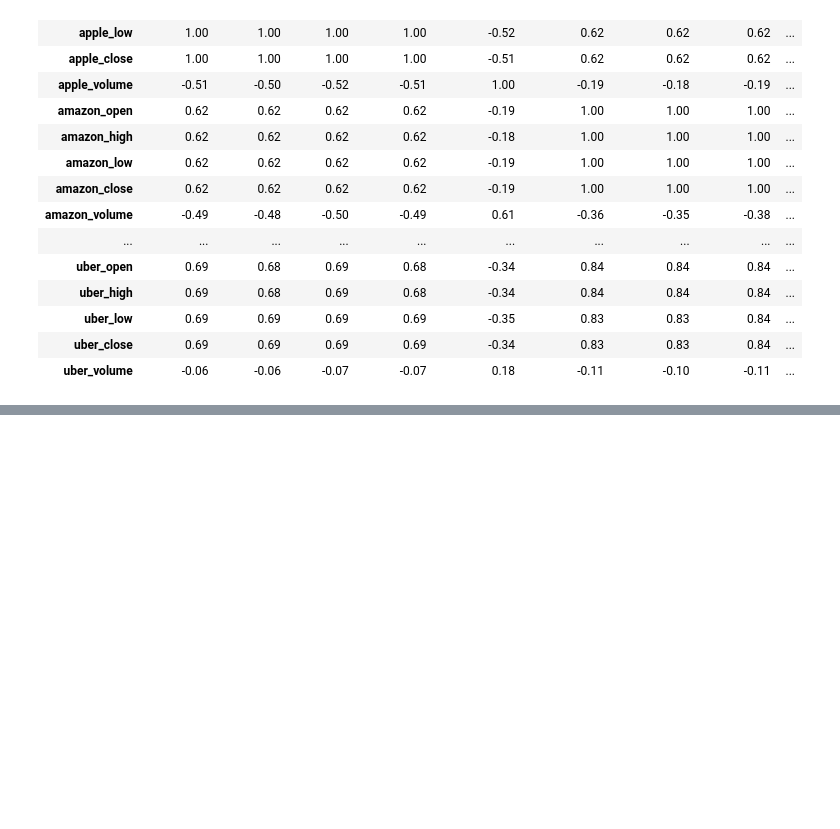
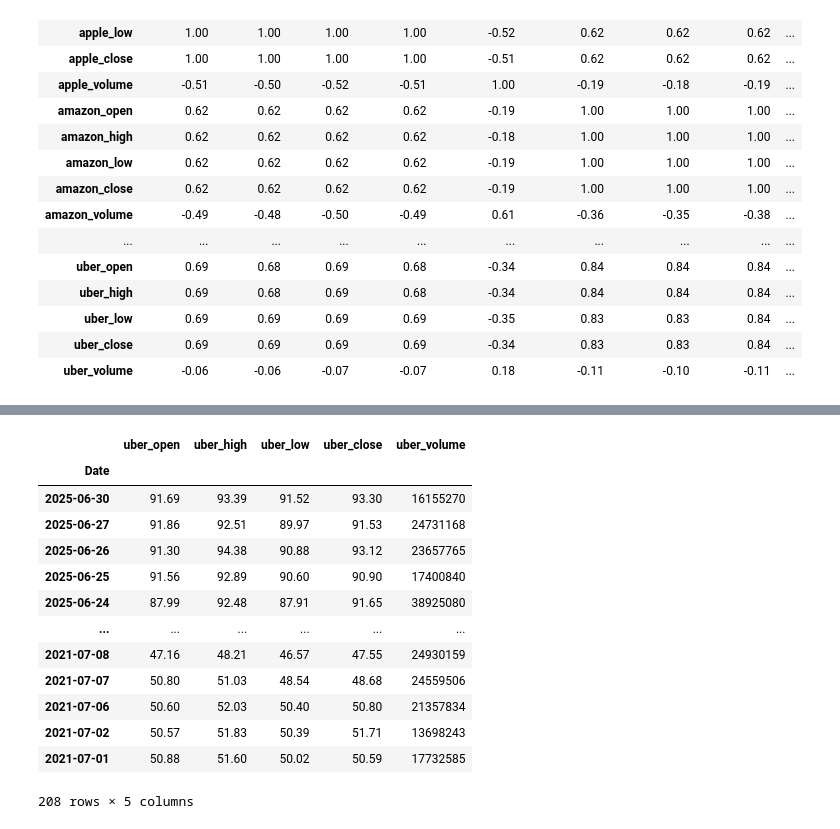
Before and after one commit to KrzysztofTyszecki/data-science-bootcamp, a Jupyter notebook: Dane_gieldowe.ipynb, the cells around one changed output, grey strips where cells are left out. Drawn from its saved outputs; the diff is of its cells as text; code cells hidden in the pictures; blank space fills up the shorter version.

```diff
--- a/Dane_gieldowe.ipynb
+++ b/Dane_gieldowe.ipynb
@@ -468,0 +520,18 @@ df.corr()
+# %%
+uber_combined = pd.concat([uber_6, uber_7])
+uber_combined
+# %% [output]
+|  | uber_open | uber_high | uber_low | uber_close | uber_volume |
+| Date |  |  |  |  |  |
+| 2025-06-30 | 91.69 | 93.39 | 91.52 | 93.30 | 16155270 |
+| 2025-06-27 | 91.86 | 92.51 | 89.97 | 91.53 | 24731168 |
+| 2025-06-26 | 91.30 | 94.38 | 90.88 | 93.12 | 23657765 |
+| 2025-06-25 | 91.56 | 92.89 | 90.60 | 90.90 | 17400840 |
+| 2025-06-24 | 87.99 | 92.48 | 87.91 | 91.65 | 38925080 |
+| ... | ... | ... | ... | ... | ... |
+| 2021-07-08 | 47.16 | 48.21 | 46.57 | 47.55 | 24930159 |
+| 2021-07-07 | 50.80 | 51.03 | 48.54 | 48.68 | 24559506 |
+| 2021-07-06 | 50.60 | 52.03 | 50.40 | 50.80 | 21357834 |
+| 2021-07-02 | 50.57 | 51.83 | 50.39 | 51.71 | 13698243 |
+| 2021-07-01 | 50.88 | 51.60 | 50.02 | 50.59 | 17732585 |
+208 rows × 5 columns
```
Also changed, not shown: parts of 5 cells of this notebook.
